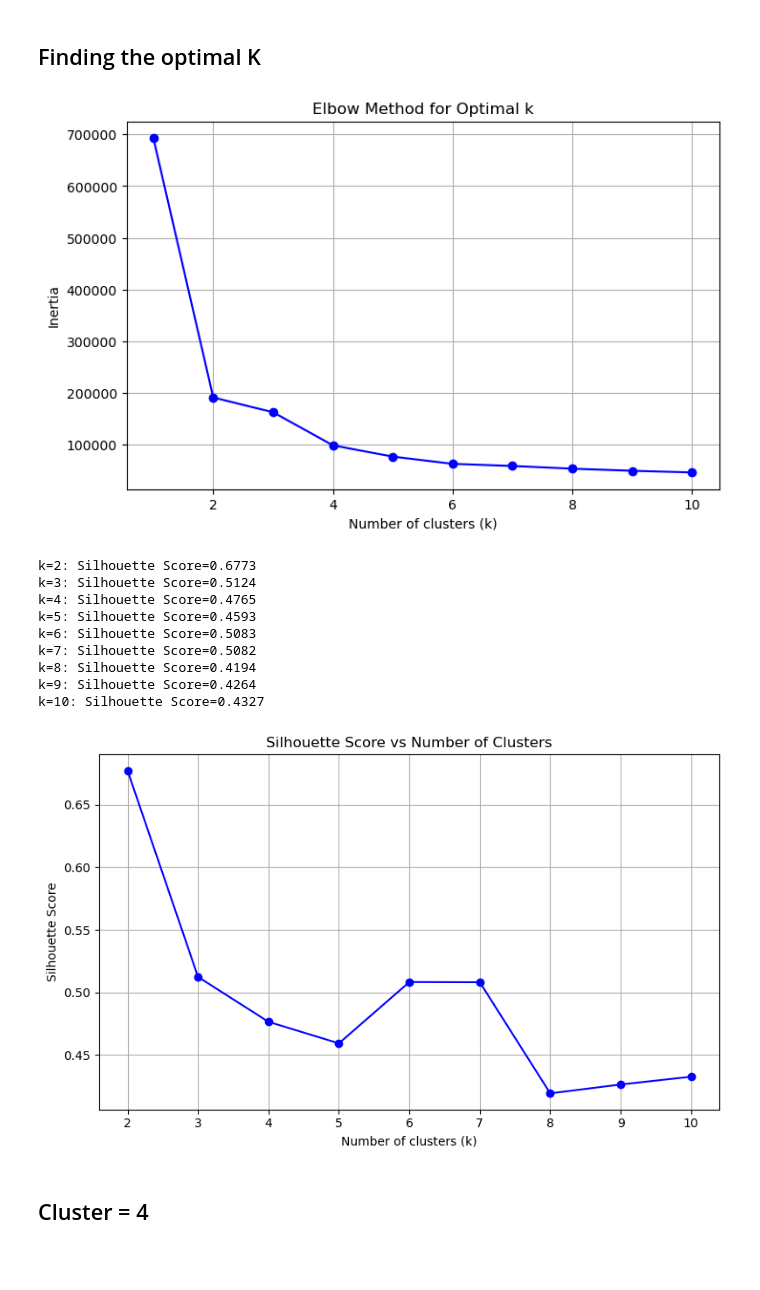
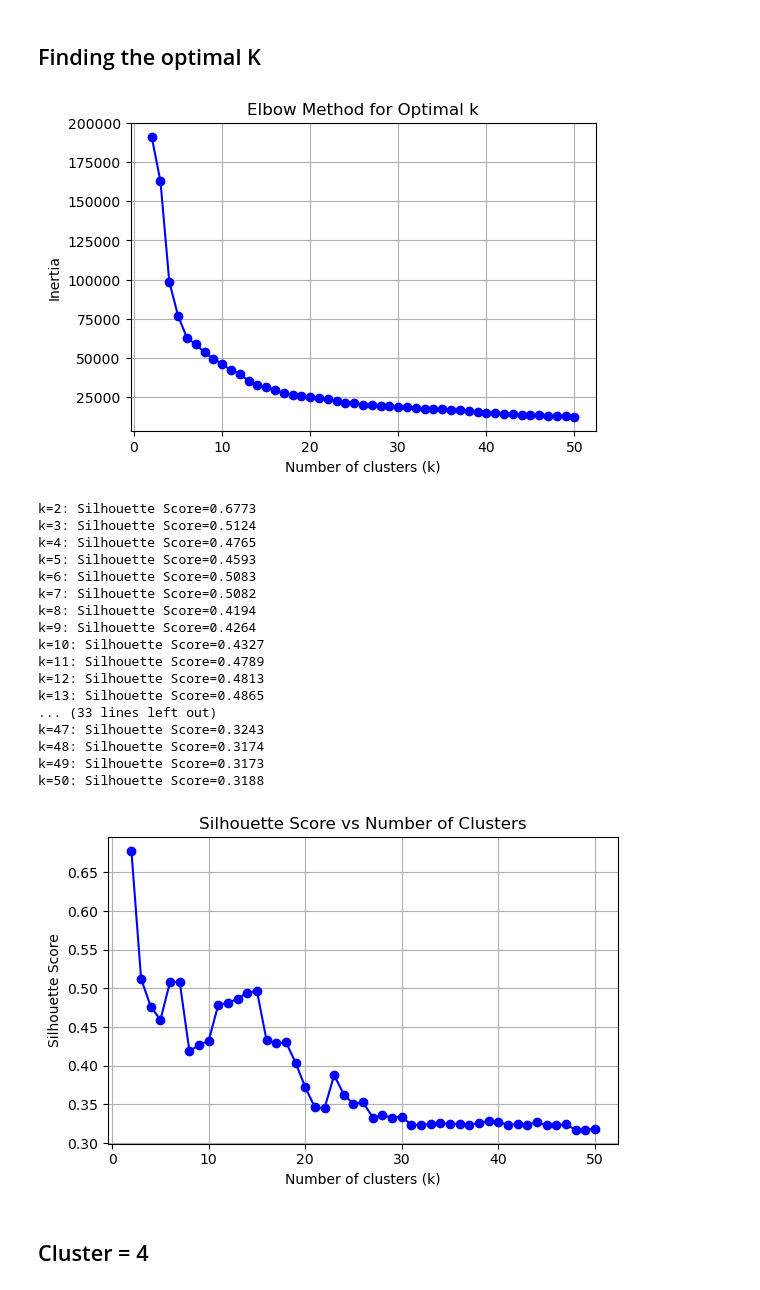
Before and after one commit to ChefBB/dm2_project, a Jupyter notebook: Ankit/Clustering/catch_Kmeans.ipynb, the cells around one changed output. Cells and saved outputs as stored; diff of their text form; code cells hidden in the pictures; blank space fills up the shorter version.

Commit message:
figures

```diff
--- a/Ankit/Clustering/catch_Kmeans.ipynb
+++ b/Ankit/Clustering/catch_Kmeans.ipynb
@@ -67,26 +67,26 @@ array([[-0.64368094, -0.87421419,  3.88909553, ...,  0.68571429,
 # %%
 # Elbow method
 inertia = []
-K = range(1, 11)  # Try k from 1 to 10
+K = range(2, 51)  # Try k from 2 to 51
 for k in K:
     kmeans = KMeans(n_clusters=k, random_state=42)
     kmeans.fit(scaled_features)
     inertia.append(kmeans.inertia_)
 
 # Plot the elbow curve
-plt.figure(figsize=(8, 5))
+plt.figure(figsize=(6, 4))
 plt.plot(K, inertia, 'bo-')
 plt.xlabel('Number of clusters (k)')
 plt.ylabel('Inertia')
 plt.title('Elbow Method for Optimal k')
 plt.grid(True)
 plt.show()
 # %% [output]
-[figure, old version]
+[figure, new version]
 # %%
 # Compute silhouette scores for k = 2 to 10
 silhouette_scores = []
-k_values = range(2, 11)
+k_values = range(2, 51)
 
 for k in k_values:
     kmeans = KMeans(n_clusters=k, random_state=42)
@@ -95,7 +95,7 @@ for k in k_values:
     silhouette_scores.append(score)
 
 # Plot silhouette scores
-plt.figure(figsize=(8, 5))
+plt.figure(figsize=(6, 4))
 plt.plot(k_values, silhouette_scores, 'bo-')
 plt.xlabel('Number of clusters (k)')
 plt.ylabel('Silhouette Score')
@@ -117,7 +117,15 @@ k=7: Silhouette Score=0.5082
 k=8: Silhouette Score=0.4194
 k=9: Silhouette Score=0.4264
 k=10: Silhouette Score=0.4327
+k=11: Silhouette Score=0.4789
+k=12: Silhouette Score=0.4813
+k=13: Silhouette Score=0.4865
+... (33 lines left out)
+k=47: Silhouette Score=0.3243
+k=48: Silhouette Score=0.3174
+k=49: Silhouette Score=0.3173
+k=50: Silhouette Score=0.3188
-[figure, old version]
+[figure, new version]
 # %% [markdown]
 ## Cluster = 4
 # %%
```
Also changed, not shown: 15 other files.
